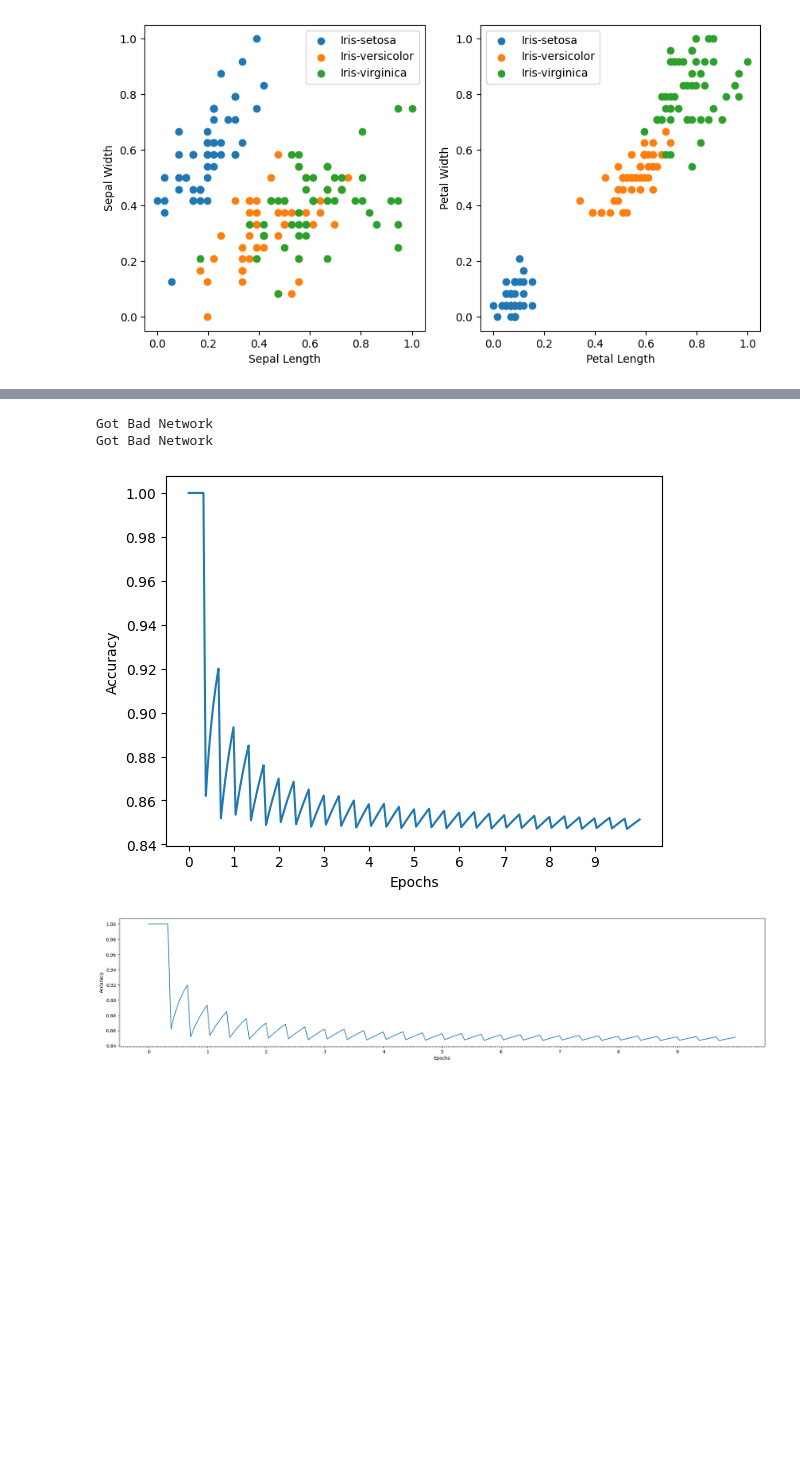
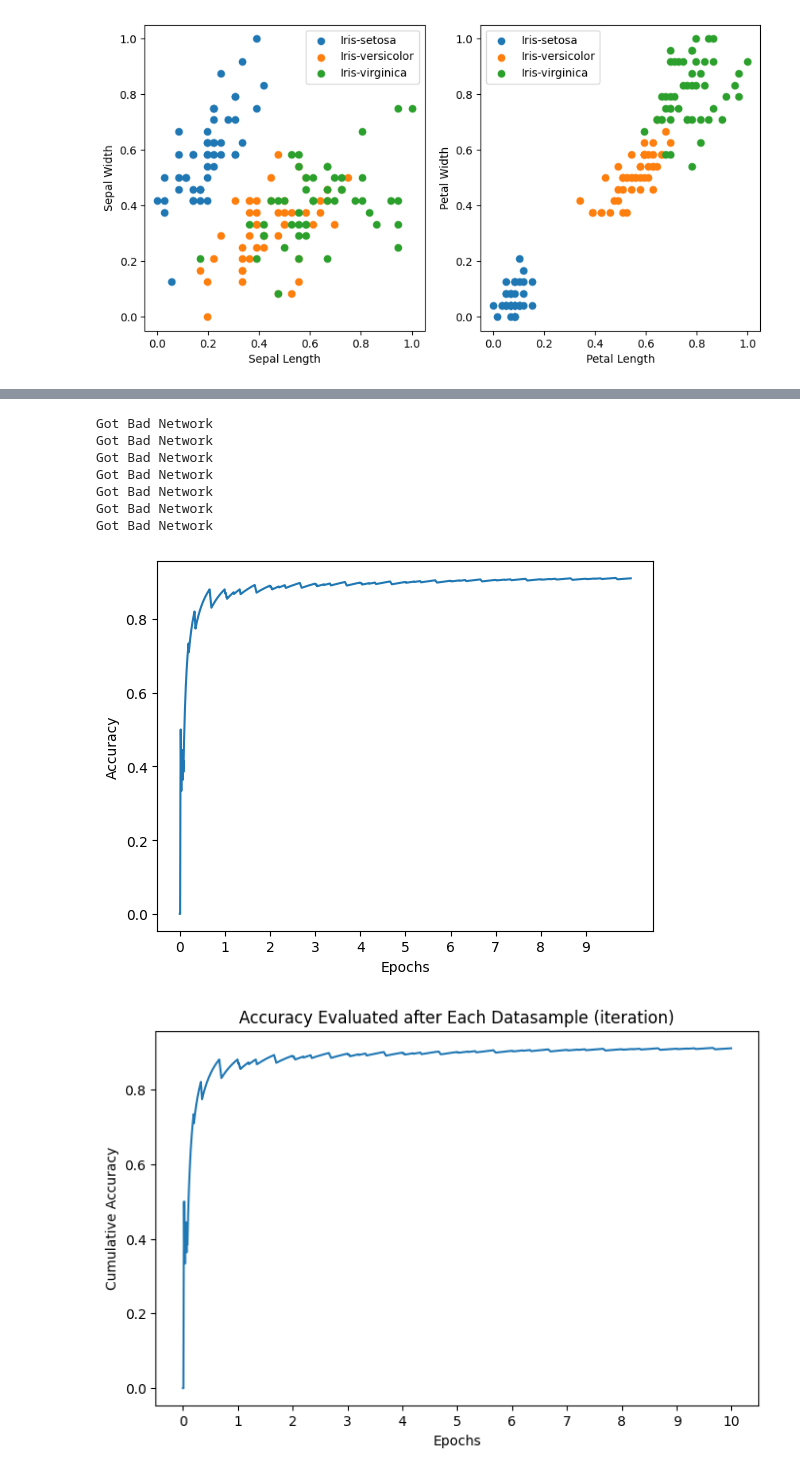
Before and after one commit to rfebbo/SNN_DPE, a Jupyter notebook: snn_dpe_iris_test.ipynb, the cells around one changed output, grey strips where cells are left out. Drawn from its saved outputs; the diff is of its cells as text; code cells hidden in the pictures; blank space fills up the shorter version.

```diff
--- a/snn_dpe_iris_test.ipynb
+++ b/snn_dpe_iris_test.ipynb
@@ -52,7 +56,7 @@ class Synapse:
     def send_spike(self):
         self.n2.apply_potential(self.weight)
 # %%
-def create_network(n_neurons, n_synapses, threshold_range = (0.35, 0.55), leak_range = (0.05, 0.25), weight_factor = 1.8):
+def create_network(n_neurons, n_synapses, negative_weights = False, threshold_range = (0.35, 0.55), leak_range = (0.05, 0.25), weight_factor = 1.8):
     Neurons = []
 
     for i in range(n_neurons):
@@ -70,6 +74,9 @@ def create_network(n_neurons, n_synapses, threshold_range = (0.35, 0.55), leak_r
 
         # positive weights only (should we keep it like that?)
         weight = np.random.rand(1) * weight_factor
+
+        if negative_weights:
+            weight -= weight_factor/2
 
         s = Synapse(n1, n2, weight)
 
@@ -247,6 +281,7 @@ if test_normalized | test_all:
 # %% [output]
 [figure]
 # %%
+# create a network with encoders and feed it a sample from the dataset
 def create_encoders(attributes, min_f = 10, max_f = 700, sim_f = 1000):
     encoders = []
     for i, a in attributes.items():
@@ -285,10 +320,10 @@ def reset_network(neurons, encoders):
     for e in encoders:
         e.reset()
 
-def plot_spikes(fires, attributes):
+def plot_spikes(fires, attributes, einputs, sim_time):
     n_neurons = len(fires) - len(attributes)
 
-    fig, ax = plt.subplots(2, 1, figsize=(25,10), sharex=True, gridspec_kw={'height_ratios' : [1, 3]})
+    fig, ax = plt.subplots(2, 1, figsize=(15,10), sharex=True, gridspec_kw={'height_ratios' : [1, 3]})
 
     for i, f in enumerate(fires):
         if i < len(attributes):
@@ -296,15 +331,25 @@ def plot_spikes(fires, attributes):
         else:
             ax[1].scatter(f, np.ones(len(f)) * (i - len(attributes)), marker='|')
 
+    enc_labels = []
+    for v, ei in zip(attributes.values(), einputs):
+        enc_labels.append(f'{v} ({ei:.2f})')
+
     ax[0].set_ylim(-0.5, len(attributes) - 0.5)
-    ax[0].set_yticks(ticks=range(len(attributes)), labels=list(attributes.values()))
+    ax[0].set_yticks(ticks=range(len(attributes)), labels=enc_labels)
     ax[0].tick_params(axis='both', labelsize=20)
     ax[0].set_title('encoder spikes', fontsize=20)
 
+    ax[1].set_ylim(-0.5, n_neurons - 0.5)
     ax[1].set_yticks(ticks=range(n_neurons), labels=range(n_neurons))
     ax[1].tick_params(axis='both', labelsize=20)
     ax[1].set_ylabel('neuron ID', fontsize=20)
     ax[1].set_title('neuron spikes', fontsize=20)
+
+
+    ax[1].set_xlabel('Time (ms)', fontsize=20)
+
+    # ax[1].set_xticks(ticks=range(0, sim_time + 1, 100))
 
     plt.show()
 
@@ -331,7 +376,7 @@ if test_run | test_all:
 
     reset_network(neurons, encoders)
 
-    plot_spikes(fires, attributes)
+    plot_spikes(fires, attributes, normalized_iris_data[0], sim_time)
 
     # visualize network
     G = nx.Graph()
@@ -418,6 +493,7 @@ if test_steady_state | test_all:
 def mse(y, y_hat):
     return np.sum((y - y_hat)**2)
 
+# find the average spiking rate of each neuron (x) and multiply it with the dpe weights
 def forward_pass(fire_matrix, dpe_weights):
     n_neurons = len(fire_matrix[0])
     n_classes = dpe_weights.shape[1]
@@ -428,11 +504,11 @@ def forward_pass(fire_matrix, dpe_weights):
     x = np.zeros(n_neurons)
 
     for t in range(len(fire_matrix)):
-        y += np.dot(fire_matrix[t], dpe_weights)
         x += fire_matrix[t]
 
     x /= steady_state_t
-    y /= steady_state_t
+
+    y += np.dot(x, dpe_weights)
 
     return x, y
 
@@ -475,7 +551,7 @@ if test_weight_update | test_all:
 
         reset_network(neurons, encoders)
 
-        fire_matrix, total_fires, steady_state_t = find_steady_state(sim_time, attributes, fires)
+        fire_matrix, total_fires, steady_state_t, _ = find_steady_state(sim_time, attributes, fires)
 
         x, y = forward_pass(fire_matrix, dpe_weights)
 
@@ -509,7 +585,7 @@ def train_all(data, neurons, encoders, dpe_weights, sim_time = 200, window_size=
 
             reset_network(neurons, encoders)
 
-            fire_matrix, total_fires, steady_state_t = find_steady_state(sim_time, attributes, fires, window_size=window_size)
+            fire_matrix, total_fires, steady_state_t, _ = find_steady_state(sim_time, attributes, fires, window_size=window_size)
 
             if steady_state_t == 0:
                 # steady state never reached, network likely a dud
@@ -578,16 +654,22 @@ if test_train_all | test_all:
 # %% [output]
 Got Bad Network
 Got Bad Network
+Got Bad Network
+Got Bad Network
+Got Bad Network
+Got Bad Network
+Got Bad Network
-[figure, old version]
+[figure, new version]
 # %%
 from matplotlib.ticker import (MultipleLocator, AutoMinorLocator)
 
-fig = plt.subplots(figsize=(25,5))
+fig = plt.subplots(figsize=(8,5))
 plt.plot(range(len(E_t)), E_t)
-plt.xticks(ticks=range(0, 10*len(normalized_iris_data), len(normalized_iris_data)), labels=range(0, 10, 1))
-plt.gca().xaxis.set_minor_locator(MultipleLocator(5))
+plt.xticks(ticks=range(0, 10*len(normalized_iris_data) + 1, len(normalized_iris_data)), labels=range(0, 11, 1))
+# plt.gca().xaxis.set_minor_locator(MultipleLocator(10))
 plt.xlabel('Epochs')
-plt.ylabel('Accuracy')
+plt.ylabel('Cumulative Accuracy')
+plt.title('Accuracy Evaluated after Each Datasample (iteration)')
 plt.show()
 # %% [output]
-[figure, old version]
+[figure, new version]
```
Also changed, not shown: parts of 10 cells of this notebook.
